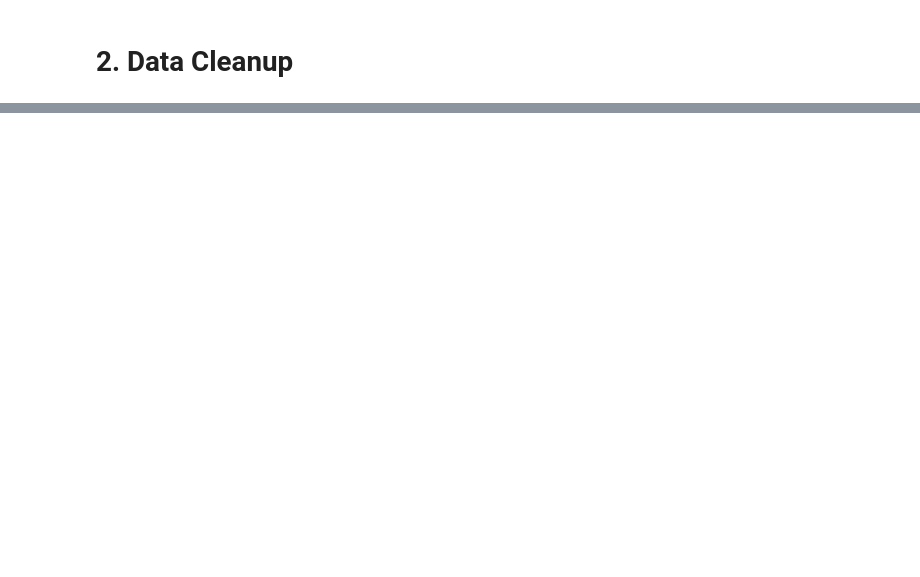
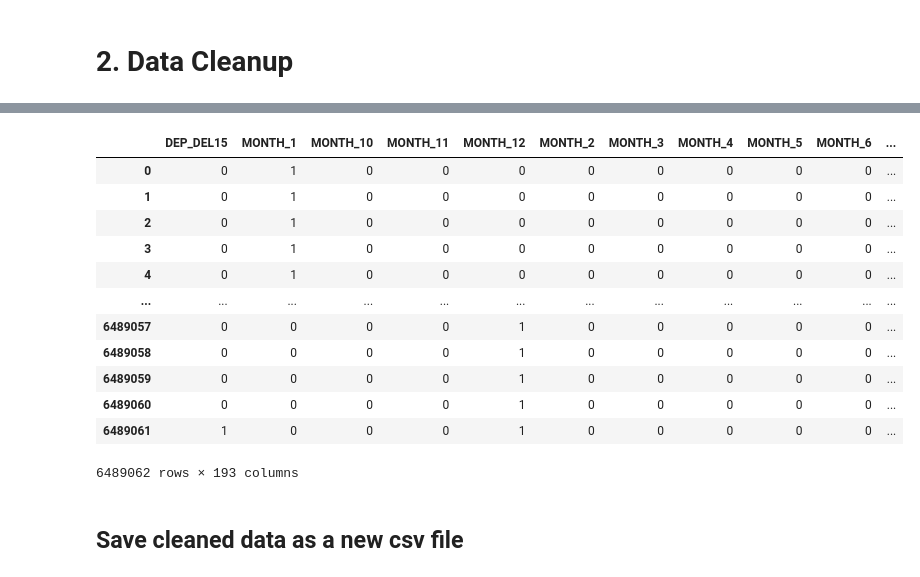
Before and after one commit to luispsalazar/Flight_Delay_Predictor, a Jupyter notebook: flight_delay.ipynb, the cells around one changed output, grey strips where cells are left out. Cells and saved outputs as stored; diff of their text form; code cells hidden in the pictures; blank space fills up the shorter version.

Commit message:
Updated clean data

```diff
--- a/flight_delay.ipynb
+++ b/flight_delay.ipynb
@@ -291,0 +720,6 @@ delay['AWND'].plot(kind='hist', figsize=(12, 4))
+# %%
+# Column TMAX
+# Splitting the column into Four Quantiles
+delay_snow['TMAX_groups'] = pd.qcut(delay_snow['TMAX'], 4, duplicates = 'drop')
+delay_snow.drop('TMAX', axis = 1, inplace = True)
+delay_snow.sample(5)
@@ -291,0 +734,6 @@ delay['AWND'].plot(kind='hist', figsize=(12, 4))
+# %%
+# Column is already a string, does not need any transformation
+
+dummies = pd.get_dummies(delay_snow[["TMAX_groups"]])
+delay_tmax = pd.concat([delay_snow.drop(['TMAX_groups'],axis = 1), dummies],axis = 1)
+delay_tmax.sample(5)
@@ -291,0 +748,6 @@ delay['AWND'].plot(kind='hist', figsize=(12, 4))
+# %%
+# Column AWND
+# Splitting the column into Four Quantiles
+delay_tmax['AWND_groups'] = pd.qcut(delay_tmax['AWND'], 4, duplicates = 'drop')
+delay_tmax.drop('AWND', axis = 1, inplace = True)
+delay_tmax.sample(5)
@@ -291,0 +762,6 @@ delay['AWND'].plot(kind='hist', figsize=(12, 4))
+# %%
+# Column is already a string, does not need any transformation
+
+dummies = pd.get_dummies(delay_tmax[["AWND_groups"]])
+delay_wind = pd.concat([delay_tmax.drop(['AWND_groups'],axis = 1), dummies],axis = 1)
+delay_wind.sample(5)
@@ -291,0 +776,19 @@ delay['AWND'].plot(kind='hist', figsize=(12, 4))
+# %%
+delay_clean = delay_wind
+delay_clean
+# %% [output]
+|  | DEP_DEL15 | MONTH_1 | MONTH_10 | MONTH_11 | MONTH_12 | MONTH_2 | MONTH_3 | MONTH_4 | MONTH_5 | MONTH_6 | ... |
+| 0 | 0 | 1 | 0 | 0 | 0 | 0 | 0 | 0 | 0 | 0 | ... |
+| 1 | 0 | 1 | 0 | 0 | 0 | 0 | 0 | 0 | 0 | 0 | ... |
+| 2 | 0 | 1 | 0 | 0 | 0 | 0 | 0 | 0 | 0 | 0 | ... |
+| 3 | 0 | 1 | 0 | 0 | 0 | 0 | 0 | 0 | 0 | 0 | ... |
+| 4 | 0 | 1 | 0 | 0 | 0 | 0 | 0 | 0 | 0 | 0 | ... |
+| ... | ... | ... | ... | ... | ... | ... | ... | ... | ... | ... | ... |
+| 6489057 | 0 | 0 | 0 | 0 | 1 | 0 | 0 | 0 | 0 | 0 | ... |
+| 6489058 | 0 | 0 | 0 | 0 | 1 | 0 | 0 | 0 | 0 | 0 | ... |
+| 6489059 | 0 | 0 | 0 | 0 | 1 | 0 | 0 | 0 | 0 | 0 | ... |
+| 6489060 | 0 | 0 | 0 | 0 | 1 | 0 | 0 | 0 | 0 | 0 | ... |
+| 6489061 | 1 | 0 | 0 | 0 | 1 | 0 | 0 | 0 | 0 | 0 | ... |
+6489062 rows × 193 columns
+# %% [markdown]
+## Save cleaned data as a new csv file
```
Also changed, not shown: parts of 48 cells of this notebook, 1 other file.
